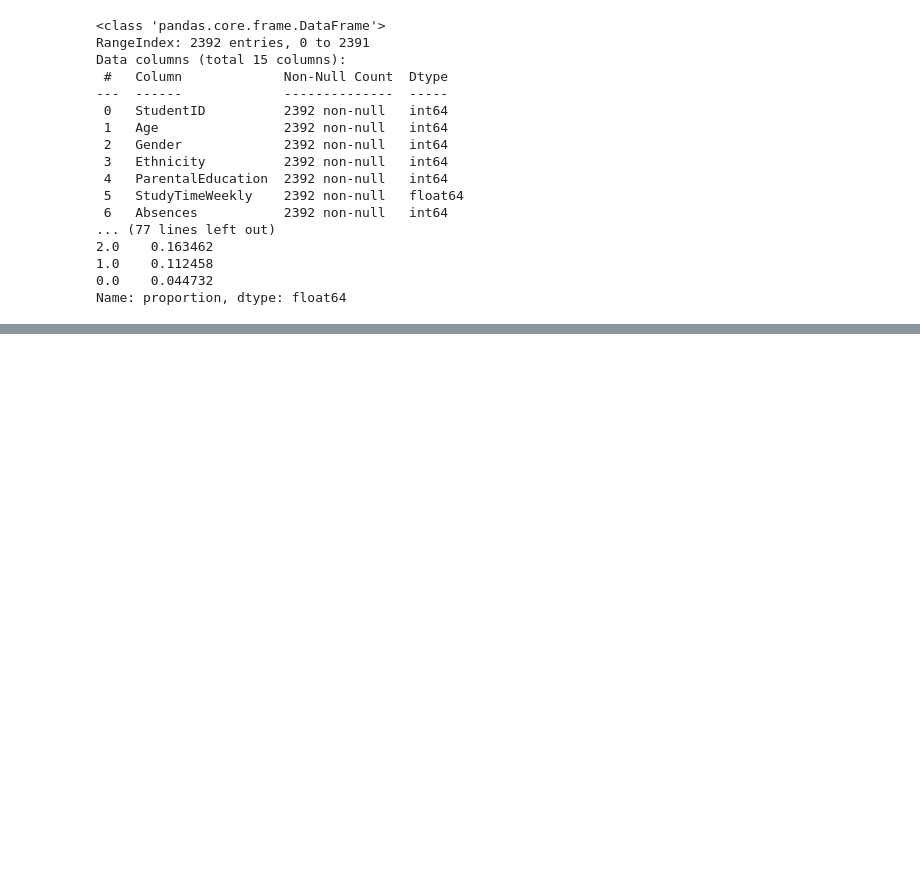
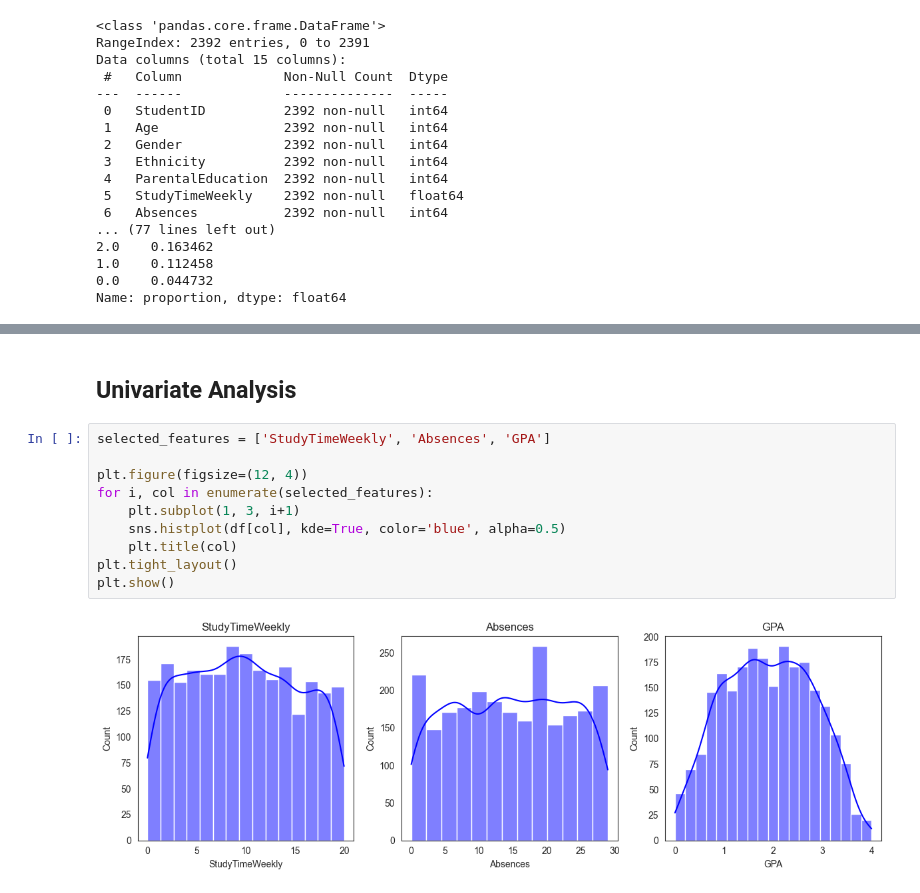
Before and after one commit to FreeYungHammy/MLG382-Project1, a Jupyter notebook: MLG_382_BrightPath.ipynb, the cells around one changed output, grey strips where cells are left out. Saved outputs shown, nothing was run; the diff lists cells and outputs as text; blank space fills up the shorter version.

```diff
--- a/MLG_382_BrightPath.ipynb
+++ b/MLG_382_BrightPath.ipynb
@@ -55,0 +260,14 @@ Name: proportion, dtype: float64
+# %% [markdown]
+## Univariate Analysis ##
+# %%
+selected_features = ['StudyTimeWeekly', 'Absences', 'GPA']
+
+plt.figure(figsize=(12, 4))
+for i, col in enumerate(selected_features):
+    plt.subplot(1, 3, i+1)
+    sns.histplot(df[col], kde=True, color='blue', alpha=0.5)
+    plt.title(col)
+plt.tight_layout()
+plt.show()
+# %% [output]
+[figure, added]
```
Also changed, not shown: parts of 93 cells of this notebook, 5 other files.
